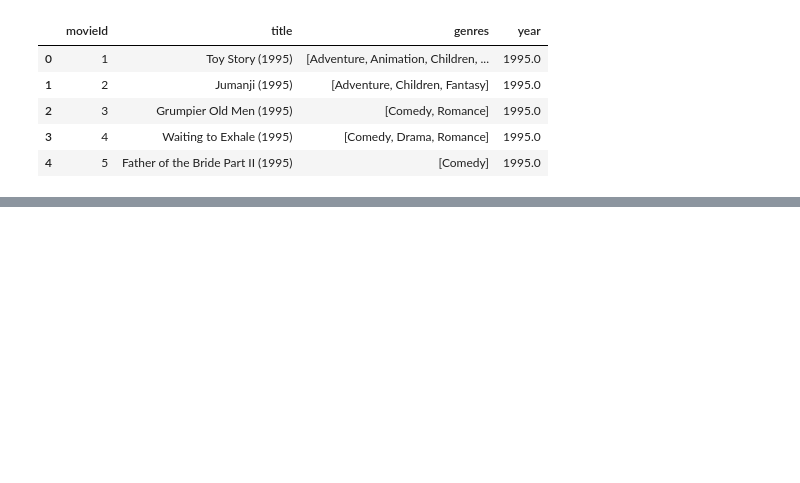
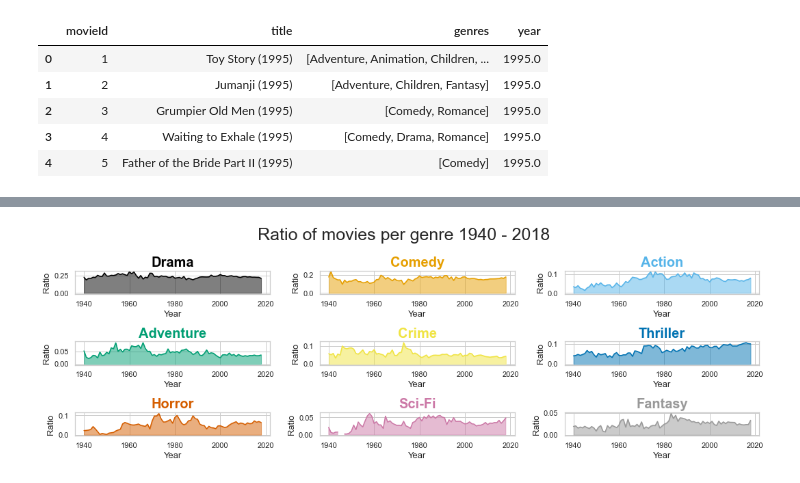
Before and after one commit to nicolarohner1337/gdv, a Jupyter notebook: Fundamentals_of_Data_Visualization.ipynb, the cells around one changed output, grey strips where cells are left out. Saved outputs shown, nothing was run; the diff lists cells and outputs as text; code cells hidden in the pictures; blank space fills up the shorter version.

```diff
--- a/Fundamentals_of_Data_Visualization.ipynb
+++ b/Fundamentals_of_Data_Visualization.ipynb
@@ -126 +177,39 @@ ax.yaxis.label.set_fontsize(13)
 [figure]
+# %%
+#make the first plot for color blind people
+
+import matplotlib as mpl
+from matplotlib.colors import ListedColormap, LinearSegmentedColormap
+
+
+#okable & ito colorblind friendly palette
+colors = ['#000000','#E69F00','#56B4E9','#009E73','#F0E442','#0072B2','#D55E00','#CC79A7','#999999']
+#visualize stacked area charts for the genres over the years for each genre a plot
+
+fig, axes = plt.subplots(3, 3, figsize=(15, 5))
+for i, genre in enumerate(genres):
+    ax = axes[i // 3, i % 3]
+    #show the count relative to the total number of movies per year
+    movies_exploded[movies_exploded.genres == genre].groupby('year').count().title.div(movies_exploded.groupby('year').count().title).plot(ax=ax)
+    ax.set_title(genre)
+    #make area chart
+    ax.fill_between(movies_exploded[movies_exploded.genres == genre].groupby('year').count().title.div(movies_exploded.groupby('year').count().title).index, movies_exploded[movies_exploded.genres == genre].groupby('year').count().title.div(movies_exploded.groupby('year').count().title).values, alpha=0.5).set_color(colors[i])
+    ax.lines[0].set_color(colors[i])
+    ax.set_xlabel('Year')
+    ax.set_ylabel('Ratio')
+    #make the font of the title bigger and bold and the color the same as the line
+    ax.title.set_fontweight('bold')
+    ax.title.set_fontsize(20)
+    ax.title.set_color(colors[i])
+    #make the font of the x and y axis labels bigger
+    ax.xaxis.label.set_fontsize(13)
+    ax.yaxis.label.set_fontsize(13)
+
+#set title of the whole figure
+fig.suptitle('Ratio of movies per genre 1940 - 2018', fontsize=25)
+
+#make the plots look nicer
+fig.tight_layout()
+#change the color of the line of each plot
+# %% [output]
+[figure, added]
```
Also changed, not shown: parts of 24 cells of this notebook, 3 other files.
